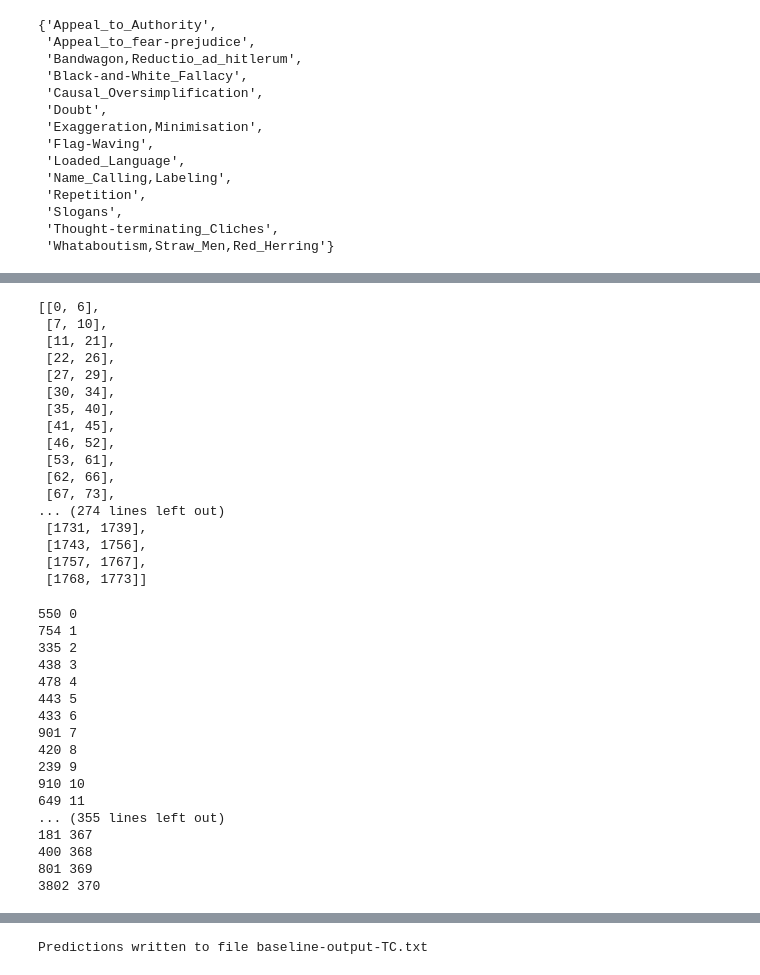
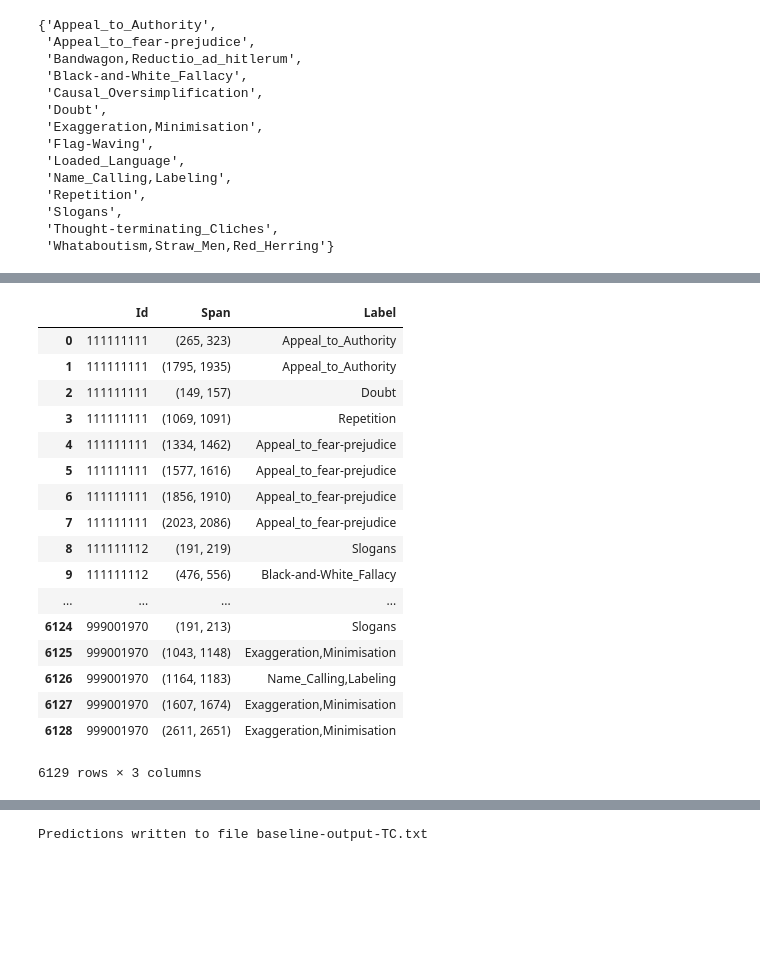
Before and after one commit to harel-coffee/News-Propaganda-Detection-auto, a Jupyter notebook: Feature.ipynb, the cells around one changed output, grey strips where cells are left out. Cells and saved outputs as stored; diff of their text form; code cells hidden in the pictures; blank space fills up the shorter version.

```diff
--- a/Feature.ipynb
+++ b/Feature.ipynb
@@ -459,43 +156,0 @@ def getWordSpans(text):
-# %%
-getWordSpans(open('datasets/dev-articles/article730081389.txt','r').read())
-# %% [output]
-[[0, 6],
- [7, 10],
- [11, 21],
- [22, 26],
- [27, 29],
- [30, 34],
- [35, 40],
- [41, 45],
- [46, 52],
- [53, 61],
- [62, 66],
- [67, 73],
-... (274 lines left out)
- [1731, 1739],
- [1743, 1756],
- [1757, 1767],
- [1768, 1773]]
-# %%
-c=0
-for i in os.listdir('datasets/train-articles'):
-    print(len(getWordSpans(open('datasets/train-articles/'+i,'r').read())),c)
-    c=c+1
-# %% [output]
-550 0
-754 1
-335 2
-438 3
-478 4
-443 5
-433 6
-901 7
-420 8
-239 9
-910 10
-649 11
-... (355 lines left out)
-181 367
-400 368
-801 369
-3802 370
@@ -505,3 +157,24 @@ sys.setrecursionlimit(10**4)
+# %%
+df
+# %% [output]
+|  | Id | Span | Label |
+| 0 | 111111111 | (265, 323) | Appeal_to_Authority |
+| 1 | 111111111 | (1795, 1935) | Appeal_to_Authority |
+| 2 | 111111111 | (149, 157) | Doubt |
+| 3 | 111111111 | (1069, 1091) | Repetition |
+| 4 | 111111111 | (1334, 1462) | Appeal_to_fear-prejudice |
+| 5 | 111111111 | (1577, 1616) | Appeal_to_fear-prejudice |
+| 6 | 111111111 | (1856, 1910) | Appeal_to_fear-prejudice |
+| 7 | 111111111 | (2023, 2086) | Appeal_to_fear-prejudice |
+| 8 | 111111112 | (191, 219) | Slogans |
+| 9 | 111111112 | (476, 556) | Black-and-White_Fallacy |
+| ... | ... | ... | ... |
+| 6124 | 999001970 | (191, 213) | Slogans |
+| 6125 | 999001970 | (1043, 1148) | Exaggeration,Minimisation |
+| 6126 | 999001970 | (1164, 1183) | Name_Calling,Labeling |
+| 6127 | 999001970 | (1607, 1674) | Exaggeration,Minimisation |
+| 6128 | 999001970 | (2611, 2651) | Exaggeration,Minimisation |
+6129 rows × 3 columns
 # %%
 train_folder = "datasets/train-articles" # check that the path to the datasets folder is correct,
 dev_folder = "datasets/dev-articles"     # if not adjust these variables accordingly
```
Also changed, not shown: parts of 33 cells of this notebook, 7 other files.
